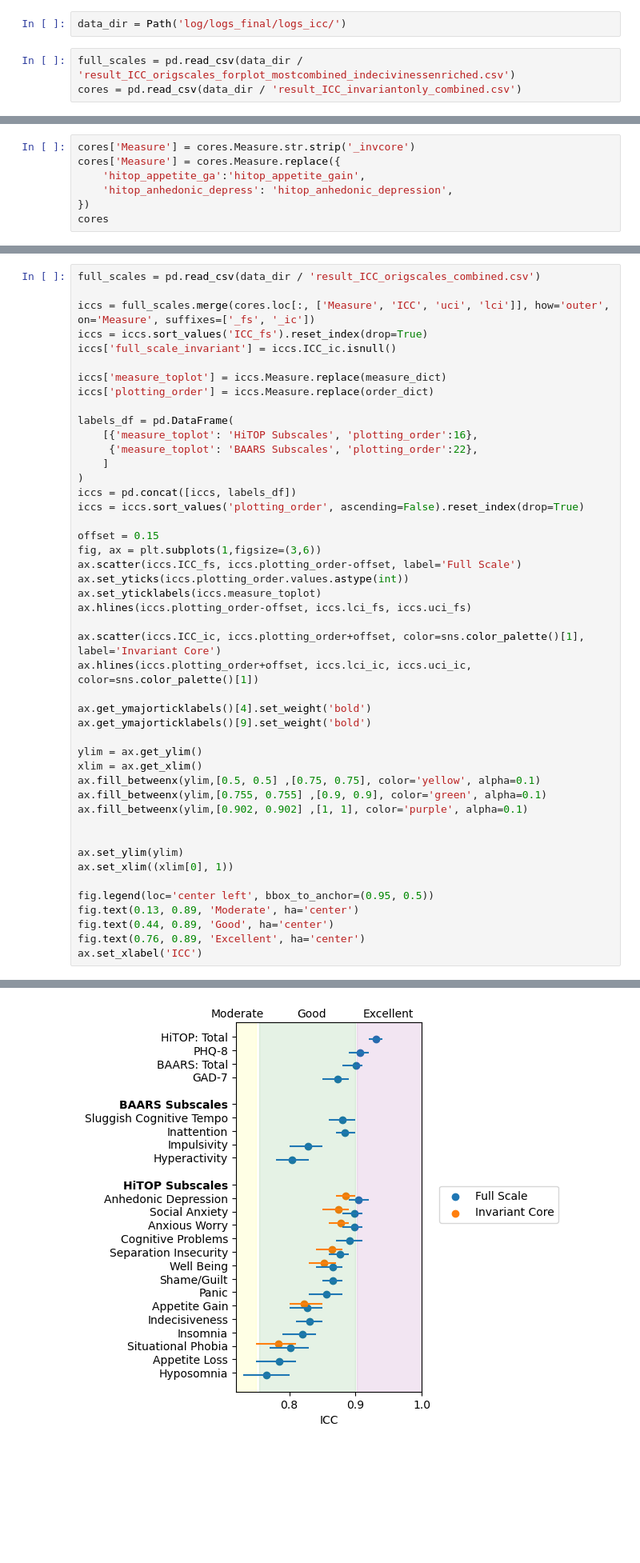
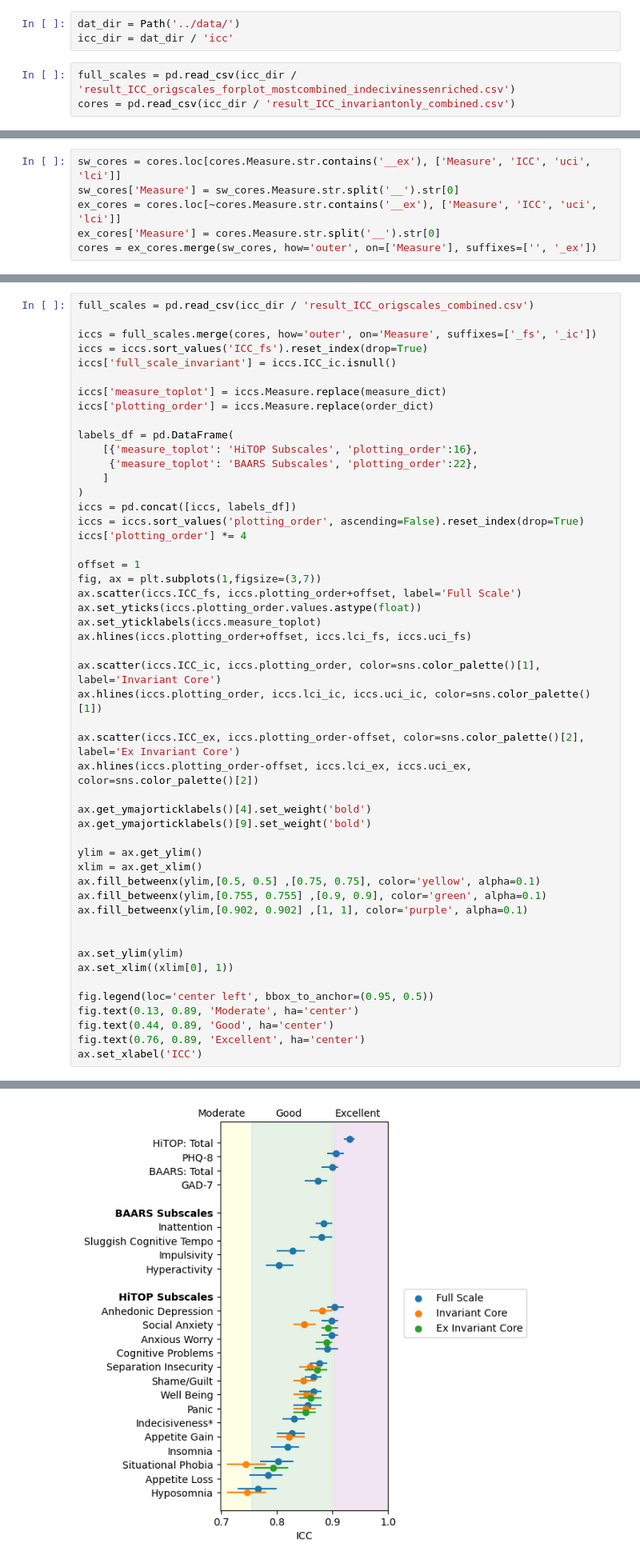
Before and after one commit to Shotgunosine/HiTOP, a Jupyter notebook: notebooks/NB_icc_plots.ipynb, the cells around one changed output, grey strips where cells are left out. Shown at 80% size. Drawn from its saved outputs; the diff is of its cells as text; blank space fills up the shorter version.

Commit message:
retun and update results

```diff
--- a/notebooks/NB_icc_plots.ipynb
+++ b/notebooks/NB_icc_plots.ipynb
@@ -6,10 +6,11 @@ from matplotlib import pyplot as plt
 import seaborn as sns
 %matplotlib inline
 # %%
-data_dir = Path('log/logs_final/logs_icc/')
+dat_dir = Path('../data/')
+icc_dir = dat_dir / 'icc'
 # %%
-full_scales = pd.read_csv(data_dir / 'result_ICC_origscales_forplot_mostcombined_indecivinessenriched.csv')
-cores = pd.read_csv(data_dir / 'result_ICC_invariantonly_combined.csv')
+full_scales = pd.read_csv(icc_dir / 'result_ICC_origscales_forplot_mostcombined_indecivinessenriched.csv')
+cores = pd.read_csv(icc_dir / 'result_ICC_invariantonly_combined.csv')
 # %%
 full_scales
 # %% [output]
@@ -44,7 +52,0 @@ cores
-# %%
-cores['Measure'] = cores.Measure.str.strip('_invcore')
-cores['Measure'] = cores.Measure.replace({
-    'hitop_appetite_ga':'hitop_appetite_gain',
-    'hitop_anhedonic_depress': 'hitop_anhedonic_depression',
-})
-cores
@@ -106,3 +53,9 @@ iccs
+# %%
+sw_cores = cores.loc[cores.Measure.str.contains('__ex'), ['Measure', 'ICC', 'uci', 'lci']]
+sw_cores['Measure'] = sw_cores.Measure.str.split('__').str[0]
+ex_cores = cores.loc[~cores.Measure.str.contains('__ex'), ['Measure', 'ICC', 'uci', 'lci']]
+ex_cores['Measure'] = cores.Measure.str.split('__').str[0]
+cores = ex_cores.merge(sw_cores, how='outer', on=['Measure'], suffixes=['', '_ex'])
 # %%
 measure_dict = {
     'hitop_hyposomnia': 'Hyposomnia',
@@ -206,7 +238,7 @@ Text(0.5, 0, 'ICC')
 # %%
-full_scales = pd.read_csv(data_dir / 'result_ICC_origscales_combined.csv')
+full_scales = pd.read_csv(icc_dir / 'result_ICC_origscales_combined.csv')
 
-iccs = full_scales.merge(cores.loc[:, ['Measure', 'ICC', 'uci', 'lci']], how='outer', on='Measure', suffixes=['_fs', '_ic'])
+iccs = full_scales.merge(cores, how='outer', on='Measure', suffixes=['_fs', '_ic'])
 iccs = iccs.sort_values('ICC_fs').reset_index(drop=True)
 iccs['full_scale_invariant'] = iccs.ICC_ic.isnull()
 
@@ -217,38 +249,42 @@ labels_df = pd.DataFrame(
     [{'measure_toplot': 'HiTOP Subscales', 'plotting_order':16},
      {'measure_toplot': 'BAARS Subscales', 'plotting_order':22},
     ]
 )
 iccs = pd.concat([iccs, labels_df])
 iccs = iccs.sort_values('plotting_order', ascending=False).reset_index(drop=True)
+iccs['plotting_order'] *= 4
 
-offset = 0.15
-fig, ax = plt.subplots(1,figsize=(3,6))
-ax.scatter(iccs.ICC_fs, iccs.plotting_order-offset, label='Full Scale')
-ax.set_yticks(iccs.plotting_order.values.astype(int))
+offset = 1
+fig, ax = plt.subplots(1,figsize=(3,7))
+ax.scatter(iccs.ICC_fs, iccs.plotting_order+offset, label='Full Scale')
+ax.set_yticks(iccs.plotting_order.values.astype(float))
 ax.set_yticklabels(iccs.measure_toplot)
-ax.hlines(iccs.plotting_order-offset, iccs.lci_fs, iccs.uci_fs)
+ax.hlines(iccs.plotting_order+offset, iccs.lci_fs, iccs.uci_fs)
 
-ax.scatter(iccs.ICC_ic, iccs.plotting_order+offset, color=sns.color_palette()[1], label='Invariant Core')
-ax.hlines(iccs.plotting_order+offset, iccs.lci_ic, iccs.uci_ic, color=sns.color_palette()[1])
+ax.scatter(iccs.ICC_ic, iccs.plotting_order, color=sns.color_palette()[1], label='Invariant Core')
+ax.hlines(iccs.plotting_order, iccs.lci_ic, iccs.uci_ic, color=sns.color_palette()[1])
+
+ax.scatter(iccs.ICC_ex, iccs.plotting_order-offset, color=sns.color_palette()[2], label='Ex Invariant Core')
+ax.hlines(iccs.plotting_order-offset, iccs.lci_ex, iccs.uci_ex, color=sns.color_palette()[2])
 
 ax.get_ymajorticklabels()[4].set_weight('bold')
 ax.get_ymajorticklabels()[9].set_weight('bold')
 
 ylim = ax.get_ylim()
 xlim = ax.get_xlim()
 ax.fill_betweenx(ylim,[0.5, 0.5] ,[0.75, 0.75], color='yellow', alpha=0.1)
 ax.fill_betweenx(ylim,[0.755, 0.755] ,[0.9, 0.9], color='green', alpha=0.1)
 ax.fill_betweenx(ylim,[0.902, 0.902] ,[1, 1], color='purple', alpha=0.1)
 
 
 ax.set_ylim(ylim)
 ax.set_xlim((xlim[0], 1))
 
 fig.legend(loc='center left', bbox_to_anchor=(0.95, 0.5))
 fig.text(0.13, 0.89, 'Moderate', ha='center')
 fig.text(0.44, 0.89, 'Good', ha='center')
 fig.text(0.76, 0.89, 'Excellent', ha='center')
 ax.set_xlabel('ICC')
 # %% [output]
 Text(0.5, 0, 'ICC')
-[figure, old version]
+[figure, new version]
```
Also changed, not shown: parts of 13 cells of this notebook.
